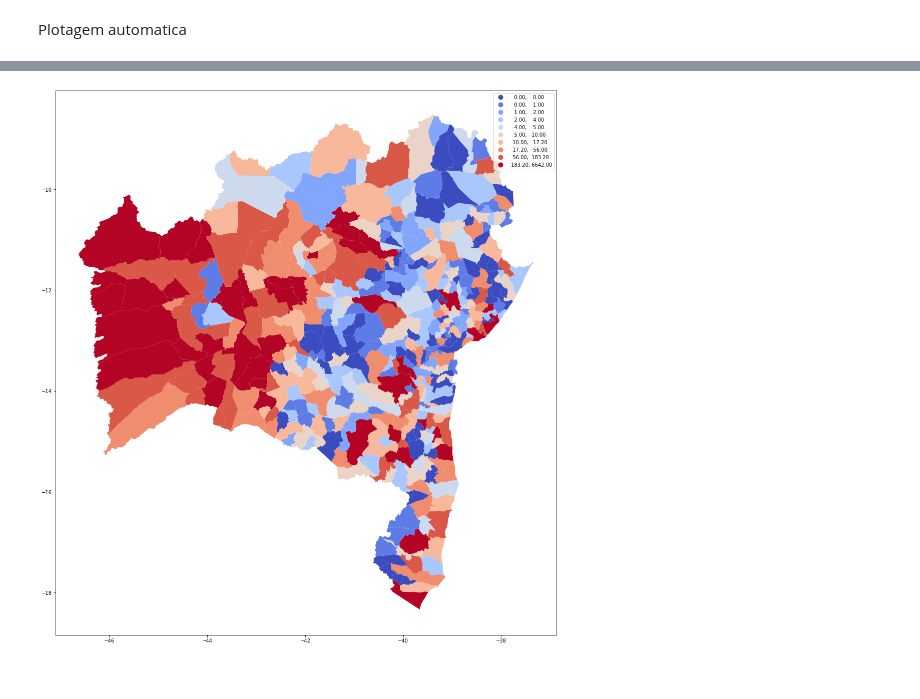
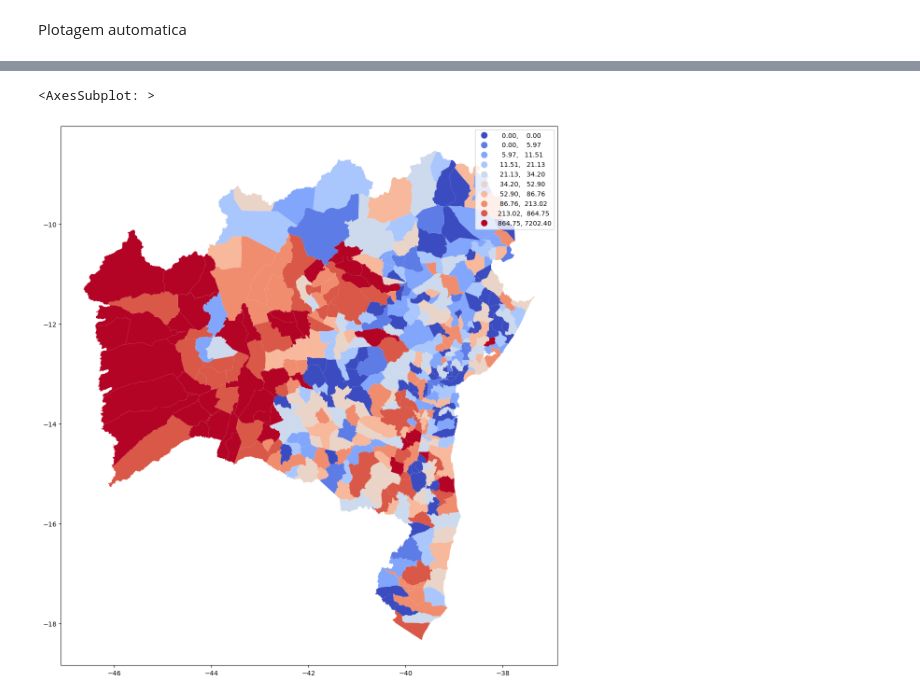
Before and after one commit to MatBrands/Modelagem-ArboBA, a Jupyter notebook: Notebooks/Scripts/georef_static.ipynb, the cells around one changed output, grey strips where cells are left out. Saved outputs shown, nothing was run; the diff lists cells and outputs as text; code cells hidden in the pictures.

```diff
--- a/Notebooks/Scripts/georef_static.ipynb
+++ b/Notebooks/Scripts/georef_static.ipynb
@@ -75,9 +41,7 @@ for i in range (len(bahia)):
 # %%
-nc = math.ceil( 1 + 3.322 * math.log(len(bahia), 10) )
+nc = math.ceil( 1 + 3.322 * math.log(len(df), 10) )
 intervalo = []
 for i in range (nc):
-    intervalo.append(bahia[f"{ano_plotado.value}"].quantile(nc * i/100))
+    intervalo.append(df[f'{Ano}'].quantile(nc * i/100))
 intervalo = sorted(set(intervalo))
-# %%
-plt.rcParams["figure.figsize"] = (15, 15)
 # %%
@@ -96,5 +63,3 @@ plt.savefig(f'../media/{arbo_v.value}/georef_hist_{ano_plotado.value}.png', bbox
 # %% [markdown]
 Plotagem automatica
-# %%
-plt.rcParams["figure.figsize"] = (20, 20)
 # %%
@@ -104,0 +78,9 @@ plt.savefig(f'../media/{arbo_v.value}/georef_auto_{ano_plotado.value}.png', bbox
+# %%
+df['Casos/Hab 100M'] = (df[f'{Ano}']/df["População 2010"]*100000)
+df['Casos/Hab 100M'] = df['Casos/Hab 100M'].astype('float32').round(2)
+
+intervalo = []
+for i in range (nc):
+    intervalo.append(df["Casos/Hab 100M"].quantile(nc * i/100))
+
+intervalo = sorted(set(intervalo))
@@ -105,5 +92,6 @@ plt.savefig(f'../media/{arbo_v.value}/georef_auto_{ano_plotado.value}.png', bbox
 # %%
-bahia.plot(column=f"{ano_plotado.value}", scheme='user_defined', classification_kwds={'bins':intervalo}, cmap='coolwarm', linewidth=1, legend=True)
-plt.savefig(f'../media/{arbo_v.value}/georef_sturges_{ano_plotado.value}.png', bbox_inches='tight', pad_inches=0)
+df.plot(column="Casos/Hab 100M", scheme='user_defined', classification_kwds={'bins':intervalo}, cmap='coolwarm', linewidth=1, legend=True, figsize=(15, 15))
+# plt.savefig(f'../media/{arbo_v.value}/Casos/Hab 100M_{ano_plotado.value}.png', bbox_inches='tight', pad_inches=0)
 # %% [output]
+<AxesSubplot: >
-[figure, old version]
+[figure, new version]
```
Also changed, not shown: parts of 18 cells of this notebook, 19 other files.
